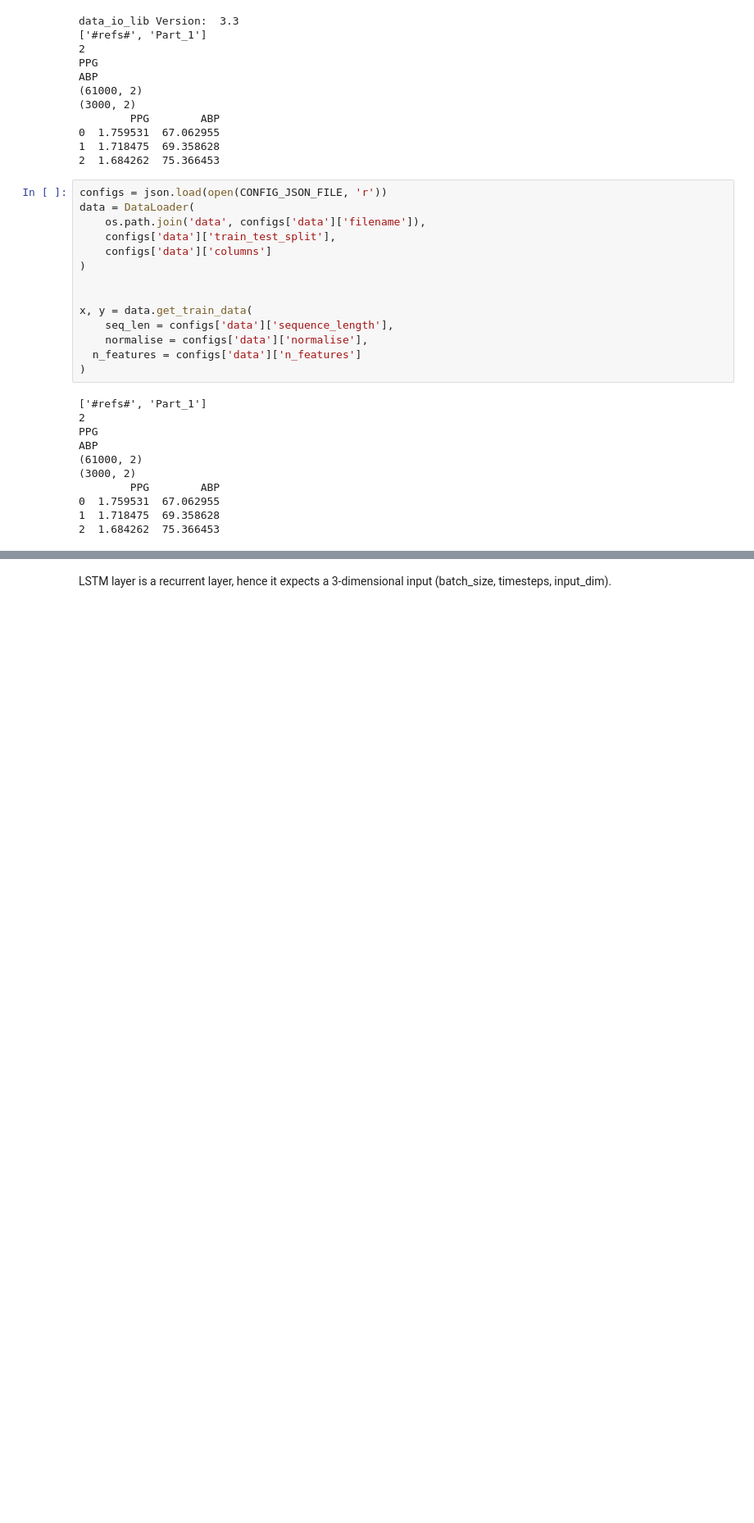
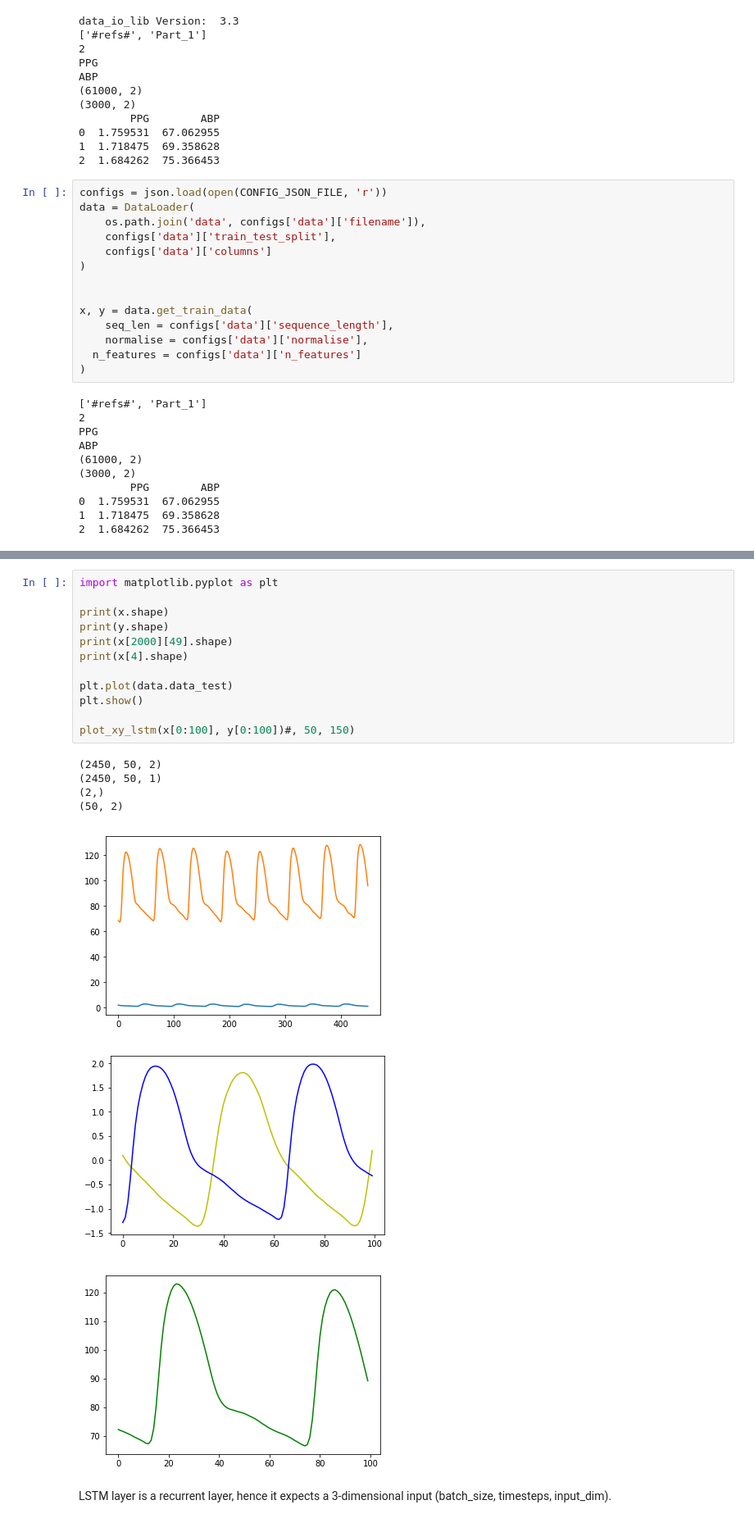
Before and after one commit to hossein20s/Average_Blood_Pressure_estimation, a Jupyter notebook: PPG2BloodPressure.ipynb, the cells around one changed output, grey strips where cells are left out. Shown at 82% size. Saved outputs shown, nothing was run; the diff lists cells and outputs as text; blank space fills up the shorter version.

```diff
--- a/PPG2BloodPressure.ipynb
+++ b/PPG2BloodPressure.ipynb
@@ -166,3 +118,23 @@ _plotLSTM(x[1:100], y[1:100])#, 50, 150)
+# %%
+import matplotlib.pyplot as plt
+
+print(x.shape)
+print(y.shape)
+print(x[2000][49].shape)
+print(x[4].shape)
+
+plt.plot(data.data_test)
+plt.show()
+
+plot_xy_lstm(x[0:100], y[0:100])#, 50, 150)
+# %% [output]
+(2450, 50, 2)
+(2450, 50, 1)
+(2,)
+(50, 2)
+[figure, added]
+[figure, added]
+[figure, added]
 # %% [markdown]
 LSTM layer is a recurrent layer, hence it expects a 3-dimensional input (batch_size, timesteps, input_dim).
 # %%
```
Also changed, not shown: parts of 9 cells of this notebook.
